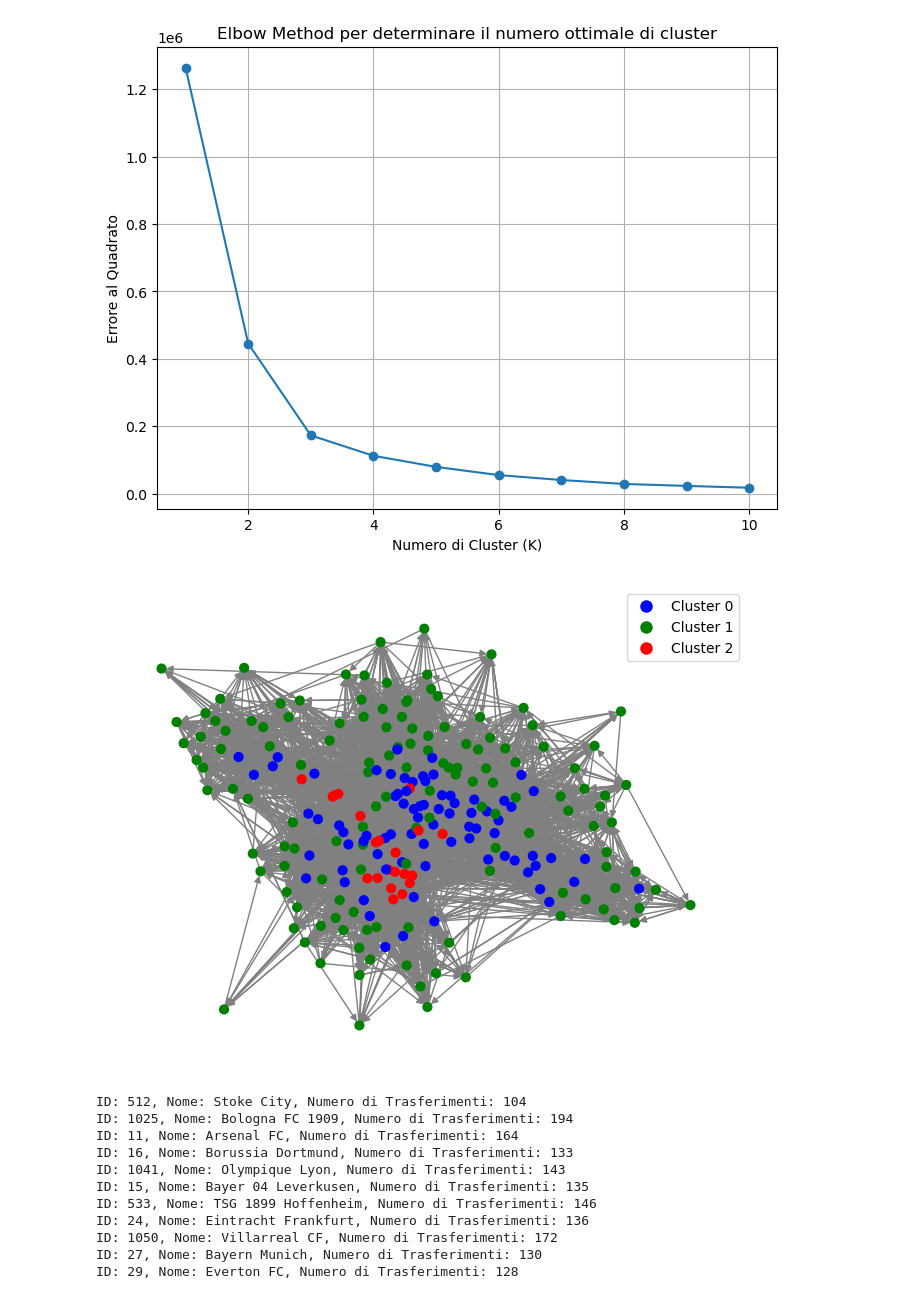
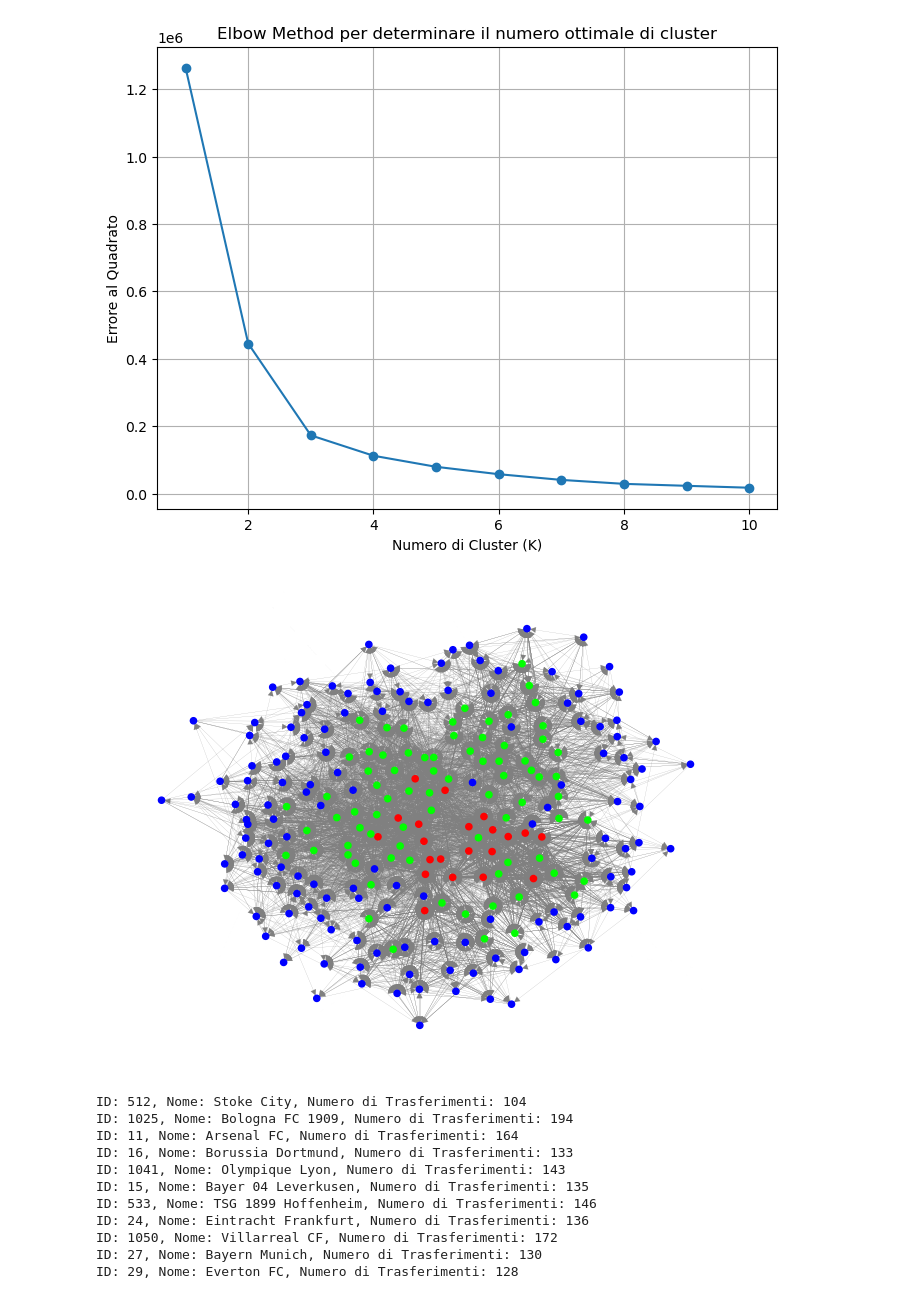
Before and after one commit to AleTouch98/SNA_Project, a Jupyter notebook: clustering.ipynb, the cells around one changed output. Cells and saved outputs as stored; diff of their text form; code cells hidden in the pictures.

Commit message:
ok clustering, aggiunte immagini per relazione

```diff
--- a/clustering.ipynb
+++ b/clustering.ipynb
@@ -159,35 +159,36 @@ kmeans.fit(np.array(degree_values).reshape(-1, 1))
 
 # Ottieni le etichette dei cluster per ogni nodo
 cluster_labels = kmeans.labels_
 
 # Aggiungi le etichette dei cluster come attributo ai nodi
 for node, label in zip(net.nodes(), cluster_labels):
     net.nodes[node]['cluster'] = label
 
 #################  Rappresentazione del grafo  #################
 
 # Definisci una lista di colori per i cluster
-cluster_colors = ['b', 'g', 'r']
+cluster_colors = ['b', 'lime', 'r']
 
 # Crea un dizionario che mappa i cluster alle rispettive etichette dei colori
 cluster_color_mapping = {cluster: color for cluster, color in enumerate(cluster_colors)}
 
 # Estrai gli attributi dei cluster dai nodi
 cluster_labels = nx.get_node_attributes(net, 'cluster')
 
 # Crea una lista di colori per ogni nodo basata sui cluster
 node_colors = [cluster_color_mapping[cluster_labels[node]] for node in net.nodes()]
 
 # Disegna il grafo utilizzando i colori dei nodi
-pos = nx.spring_layout(net)  # Puoi utilizzare un layout diverso se preferisci
-nx.draw(net, pos, node_color=node_colors, with_labels=False, node_size=40, edge_color='grey')
+pos = nx.kamada_kawai_layout(net)  # Puoi utilizzare un layout diverso se preferisci
+
+nx.draw(net, pos, node_color=node_colors, with_labels=False, node_size=20, edge_color='gray', width=0.1)
 
 # Aggiungi una legenda ai colori dei cluster
 legend_labels = [f'Cluster {cluster}' for cluster in range(len(cluster_colors))]
 legend_colors = [plt.Line2D([0], [0], marker='o', color='w', label=label, markerfacecolor=color, markersize=10) for label, color in zip(legend_labels, cluster_colors)]
-plt.legend(handles=legend_colors)
+#plt.legend(handles=legend_colors)
 
 # Mostra il grafico
 plt.show()
 # %% [output]
-[figure, old version]
+[figure, new version]
```
Also changed, not shown: parts of 5 cells of this notebook, 9 other files.
